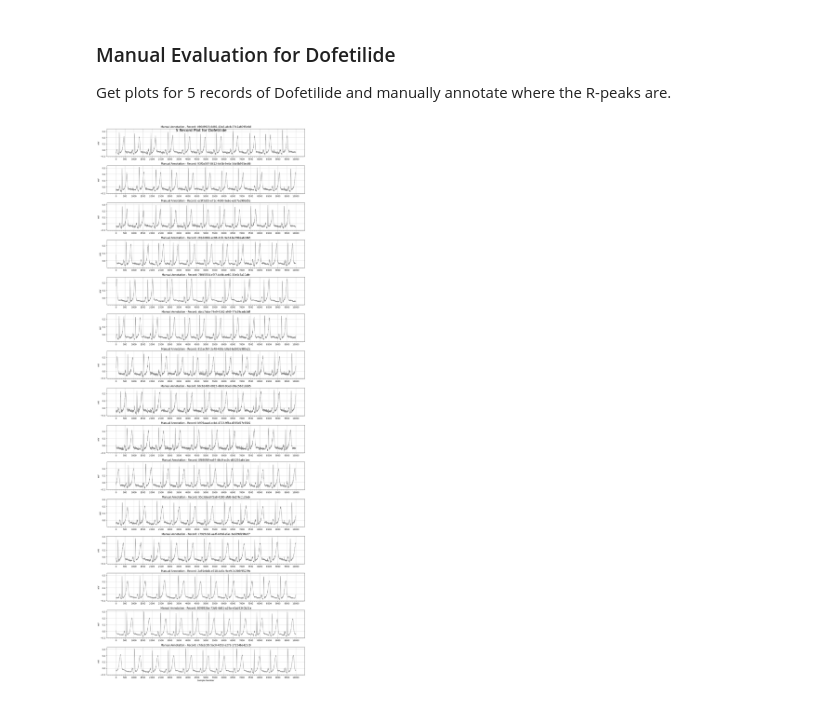
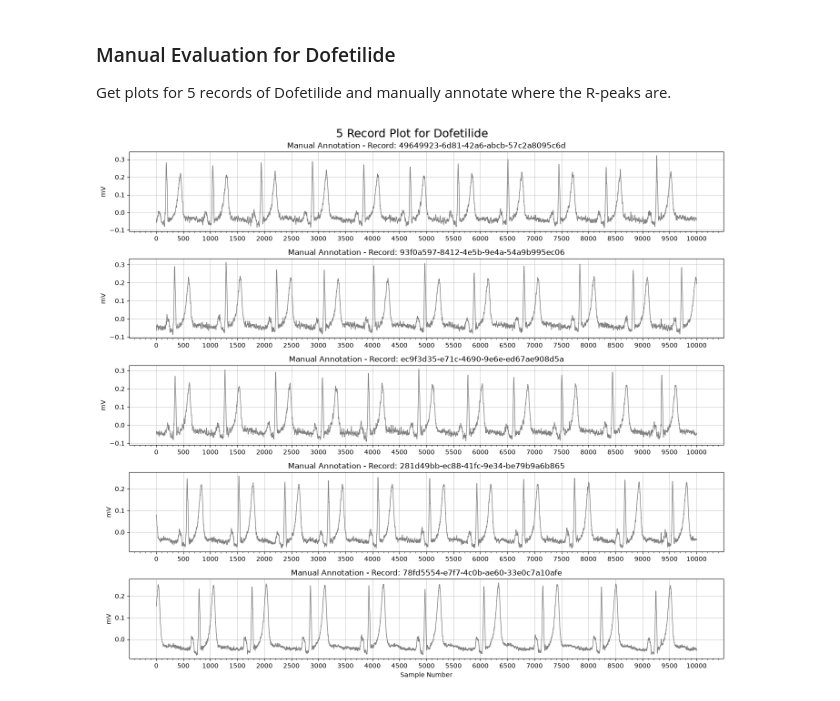
Before and after one commit to iomullony/R-Peaks, a Jupyter notebook: ECGRDVQ results.ipynb, the cells around one changed output. Cells and saved outputs as stored; diff of their text form; code cells hidden in the pictures.

```diff
--- a/ECGRDVQ results.ipynb
+++ b/ECGRDVQ results.ipynb
@@ -199,7 +228,7 @@ fs is 1000.0
 Save a record
 # %%
 # Save a record
-ecg_sig, fs, rec_id, subj_id = load_ecgrdvq_record(clinical_df, "Dofetilide", record_idx=0)
+ecg_sig, fs, rec_id, subj_id = load_ecgrdvq_record(clinical_df, "Dofetilide", record_idx=4)
 
 detector = RPeakDetector(fs=fs)
 clean_sig, detected_peaks = detector.detect(ecg_sig)
@@ -394,6 +405,7 @@ Get plots for 5 records and then manually annotate where the R-peaks are to then
 # %%
 def manual_annotations_plot(drug, records):
 
+    records = records.head(5)
     records_ids = []
 
     record_count = len(records)
@@ -403,30 +415,20 @@ def manual_annotations_plot(drug, records):
     axes = axes.flatten()
 
     for i, (_, row) in enumerate(records.iterrows()):
-        subject_id = str(int(row["RANDID"]))
         record_id = row["EGREFID"]
-        pn_dir = f"ecgrdvq/1.0.0/raw/{subject_id}/"
-
-        # Load the signal
-        record = wfdb.rdrecord(record_id, pn_dir=pn_dir)
-        ecg_sig = record.p_signal[:, 0].astype(float)
-        fs = float(record.fs)
         records_ids.append(record_id)
-
-        # We only want the first 10 seconds (10,000 samples)
-        limit = 10000
-        ecg_sig_sub = ecg_sig[:limit]
-
-        # Generate a large, wide plot for easy reading
-        axes[i].plot(ecg_sig_sub, 'gray', linewidth=1)
-
-        # Add a grid so you can easily trace the peak down to the X-axis!
-        axes[i].grid(linewidth=0.5)
-        axes[i].xaxis.set_major_locator(ticker.MultipleLocator(500))
-        axes[i].xaxis.set_minor_locator(ticker.MultipleLocator(100))
-
-        axes[i].set_title(f"Manual Annotation - Record: {record_id}")
-        axes[i].set_ylabel("mV")
+        try:
+            ecg_sig, fs, record_id, subject_id = load_ecgrdvq_record_row(row)
+            ecg_sig_sub = ecg_sig[:10000]
+            axes[i].plot(ecg_sig_sub, "gray", linewidth=1)
+            axes[i].grid(linewidth=0.5)
+            axes[i].xaxis.set_major_locator(ticker.MultipleLocator(500))
+            axes[i].xaxis.set_minor_locator(ticker.MultipleLocator(100))
+            axes[i].set_title(f"Manual Annotation - Record: {record_id}")
+            axes[i].set_ylabel("mV")
+        except Exception as exc:
+            print(f"Could not plot record {record_id}: {exc}")
+            axes[i].text(0.5, 0.5, "Record unavailable", ha="center", va="center")
 
     axes[-1].set_xlabel('Sample Number')
     fig.suptitle(f"5 Record Plot for {drug}", fontsize=18)
@@ -575,11 +573,11 @@ Overall F1-Score:            100.00%
 
 Get plots for 5 records of Dofetilide and manually annotate where the R-peaks are.
 # %%
-dofetilide_records = convenience_df[convenience_df["EXTRT"] == "Dofetilide"].reset_index(drop=True)
+dofetilide_records = convenience_df[convenience_df["EXTRT"] == "Dofetilide"].head(5).reset_index(drop=True)
 
 dofetilide_record_ids = manual_annotations_plot("Dofetilide", dofetilide_records)
 # %% [output]
-[figure, old version]
+[figure, new version]
 # %%
 dofetilide_annotations = {
     dofetilide_record_ids[0]: np.array([180, 1040, 1945, 2890, 3840, 4695, 5575, 6500, 7455, 8325, 9255]),
```
Also changed, not shown: parts of 10 cells of this notebook, 4 other files.
